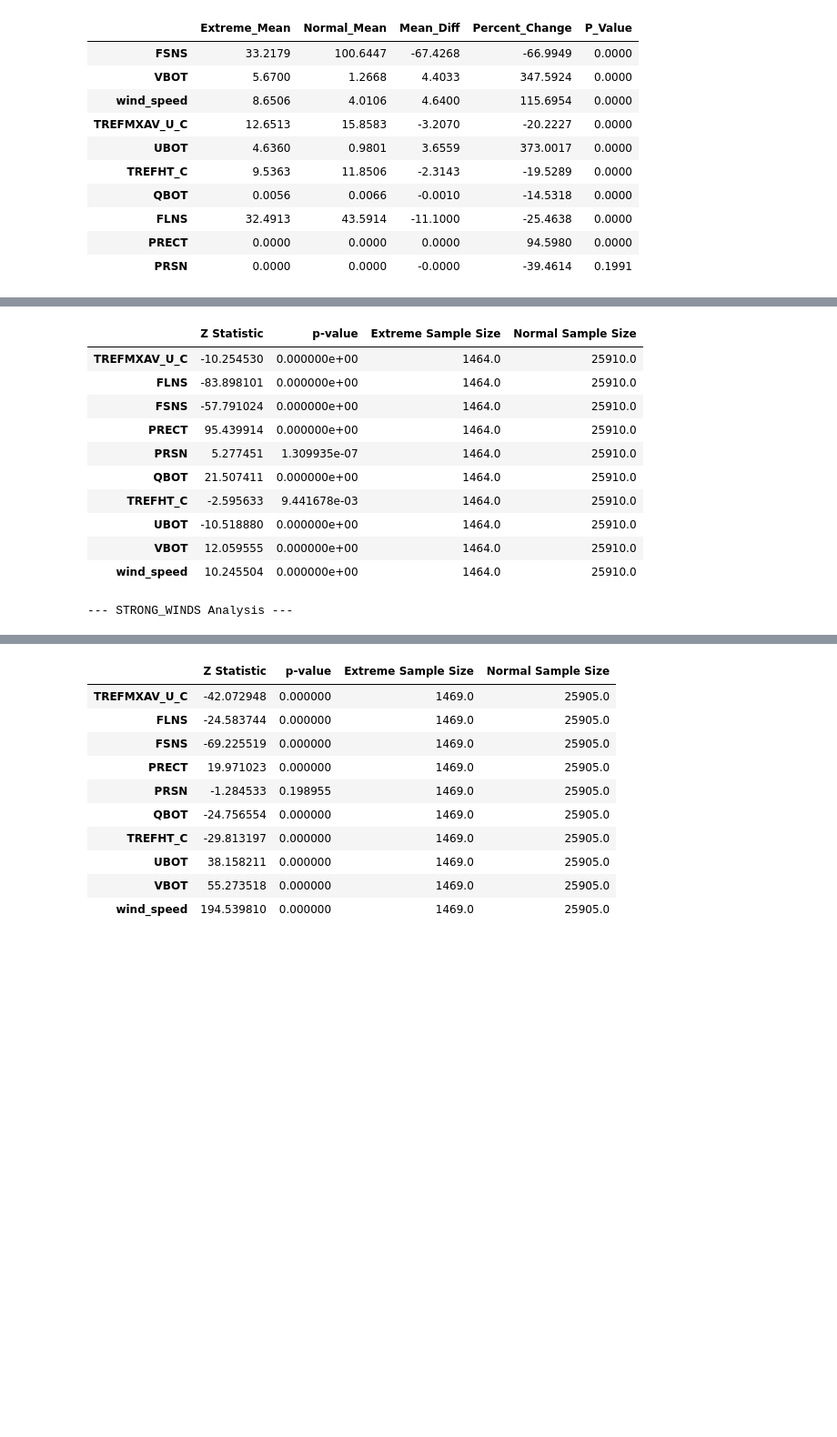
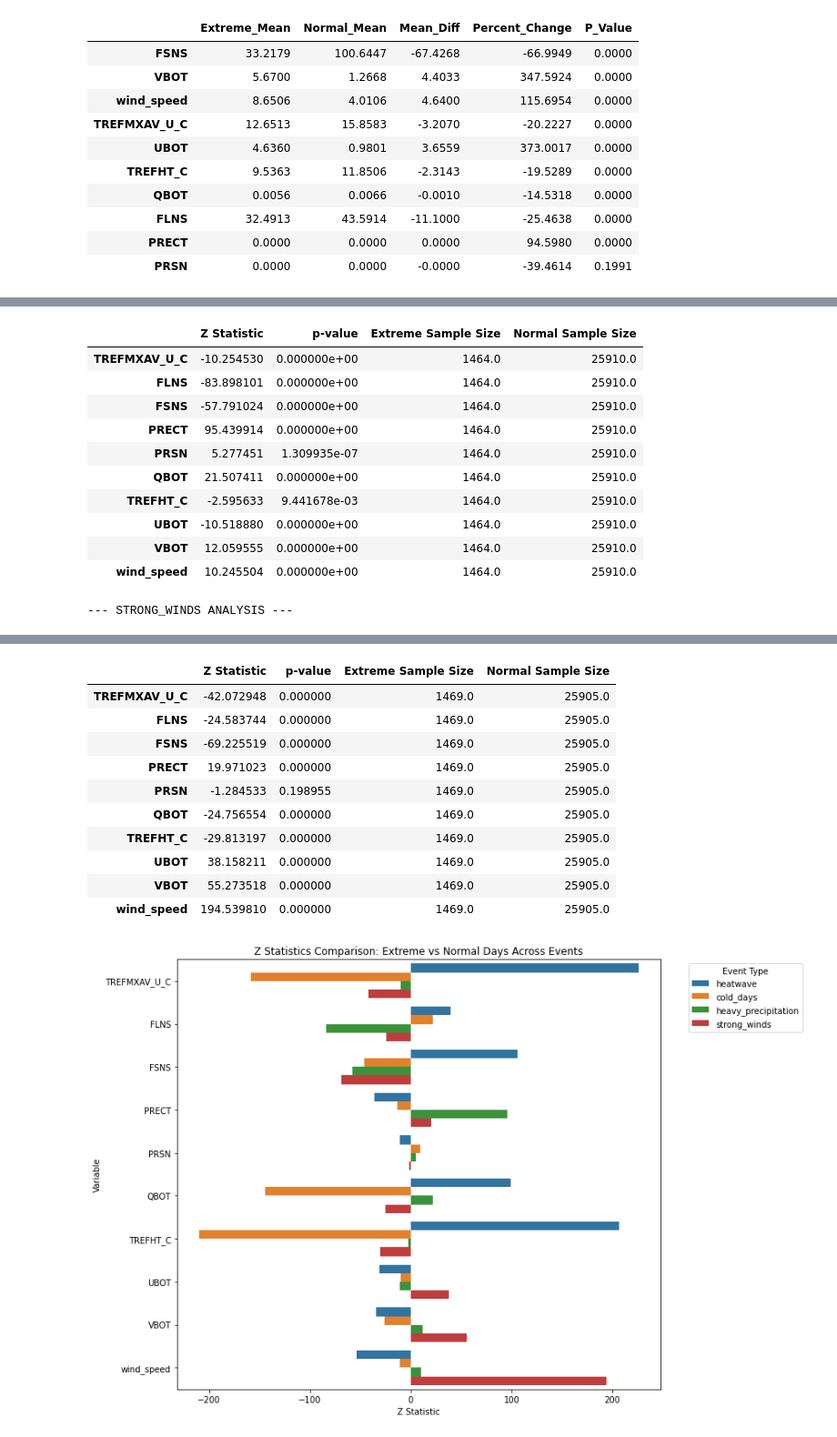
Before and after one commit to esteban-russi/Earth-Env-DS-MSc-Course, a Jupyter notebook: Determine_Drivers.ipynb, the cells around one changed output, grey strips where cells are left out. Shown: that part at 91% size. Saved outputs shown, nothing was run; the diff lists cells and outputs as text; code cells hidden in the pictures; blank space fills up the shorter version.

```diff
--- a/Determine_Drivers.ipynb
+++ b/Determine_Drivers.ipynb
@@ -324,22 +295,22 @@ import seaborn as sns
 from scipy.stats import norm
 
 def compare_extreme_days(event_col):
-    # Divide the data into extreme and normal groups based on the event column
+    """Compare variable distributions between extreme and normal days, return Z-test results"""
     extreme = df[df[event_col]]
     normal = df[~df[event_col]]
 
-    # Create a boxplot for comparison
+    # Create comparative boxplot
     plt.figure(figsize=(10, 6))
     sns.boxplot(data=pd.concat([extreme[numeric_cols], normal[numeric_cols]],
-                               keys=['Extreme', 'Normal']))
+               keys=['Extreme', 'Normal']))
     plt.xticks(rotation=45)
     plt.title(f'Variable Distribution: {event_col}')
     plt.show()
 
-    # Perform Z-test
+    # Perform Z-test for each numeric variable
     results = {}
     for col in numeric_cols:
-        # Calculate the mean, standard deviation, and sample size for each group
+        # Calculate statistics for both groups
         m1 = extreme[col].mean()
         s1 = extreme[col].std()
         n1 = len(extreme[col])
@@ -348,17 +319,15 @@ def compare_extreme_days(event_col):
         s2 = normal[col].std()
         n2 = len(normal[col])
 
-        # Calculate the standard error
+        # Standard error calculation
         se = np.sqrt(s1**2/n1 + s2**2/n2)
 
-        # Avoid division by zero
+        # Handle division by zero
         if se == 0:
             Z = np.nan
             p_val = np.nan
         else:
-            # Calculate the Z statistic
             Z = (m1 - m2) / se
-            # Two-tailed p-value
             p_val = 2 * (1 - norm.cdf(abs(Z)))
 
         results[col] = {
@@ -370,8 +339,38 @@ def compare_extreme_days(event_col):
 
     return pd.DataFrame(results).T
 
-# Analyze each event type
+# Initialize DataFrame to store all Z results
+all_z_results = pd.DataFrame()
+
+# Process each event type
 for event in events:
-    print(f"\n--- {event.upper()} Analysis ---")
-    display(compare_extreme_days(event))
+    print(f"\n--- {event.upper()} ANALYSIS ---")
+    event_result = compare_extreme_days(event)
+    display(event_result)  # Show detailed results for each event
+
+    # Add event type and concatenate results
+    event_result['Event'] = event
+    all_z_results = pd.concat([all_z_results, event_result])
+
+# Restructure data format for visualization
+all_z_results = all_z_results.reset_index().rename(columns={'index': 'Variable'})
+
+# Create comparative horizontal bar chart
+plt.figure(figsize=(12, 8))
+sns.barplot(
+    data=all_z_results,
+    y='Variable',
+    x='Z Statistic',
+    hue='Event',
+    orient='h'
+)
+plt.title('Z Statistics Comparison: Extreme vs Normal Days Across Events')
+plt.xlabel('Z Statistic')
+plt.ylabel('Variable')
+plt.legend(title='Event Type', bbox_to_anchor=(1.05, 1), loc='upper left')
+plt.tight_layout()
+
+# Save the final comparison plot
+plt.savefig('z_statistics_comparison.png', dpi=300, bbox_inches='tight')
+plt.show()
 # %% [output]
@@ -405,25 +404,26 @@ for event in events:
 [figure]
 |  | Z Statistic | p-value | Extreme Sample Size | Normal Sample Size |
 | TREFMXAV_U_C | -10.254530 | 0.000000e+00 | 1464.0 | 25910.0 |
 | FLNS | -83.898101 | 0.000000e+00 | 1464.0 | 25910.0 |
 | FSNS | -57.791024 | 0.000000e+00 | 1464.0 | 25910.0 |
 | PRECT | 95.439914 | 0.000000e+00 | 1464.0 | 25910.0 |
 | PRSN | 5.277451 | 1.309935e-07 | 1464.0 | 25910.0 |
 | QBOT | 21.507411 | 0.000000e+00 | 1464.0 | 25910.0 |
 | TREFHT_C | -2.595633 | 9.441678e-03 | 1464.0 | 25910.0 |
 | UBOT | -10.518880 | 0.000000e+00 | 1464.0 | 25910.0 |
 | VBOT | 12.059555 | 0.000000e+00 | 1464.0 | 25910.0 |
 | wind_speed | 10.245504 | 0.000000e+00 | 1464.0 | 25910.0 |
---- STRONG_WINDS Analysis ---
+--- STRONG_WINDS ANALYSIS ---
 [figure]
 |  | Z Statistic | p-value | Extreme Sample Size | Normal Sample Size |
 | TREFMXAV_U_C | -42.072948 | 0.000000 | 1469.0 | 25905.0 |
 | FLNS | -24.583744 | 0.000000 | 1469.0 | 25905.0 |
 | FSNS | -69.225519 | 0.000000 | 1469.0 | 25905.0 |
 | PRECT | 19.971023 | 0.000000 | 1469.0 | 25905.0 |
 | PRSN | -1.284533 | 0.198955 | 1469.0 | 25905.0 |
 | QBOT | -24.756554 | 0.000000 | 1469.0 | 25905.0 |
 | TREFHT_C | -29.813197 | 0.000000 | 1469.0 | 25905.0 |
 | UBOT | 38.158211 | 0.000000 | 1469.0 | 25905.0 |
 | VBOT | 55.273518 | 0.000000 | 1469.0 | 25905.0 |
 | wind_speed | 194.539810 | 0.000000 | 1469.0 | 25905.0 |
+[figure, added]
```
Also changed, not shown: parts of 12 cells of this notebook.
